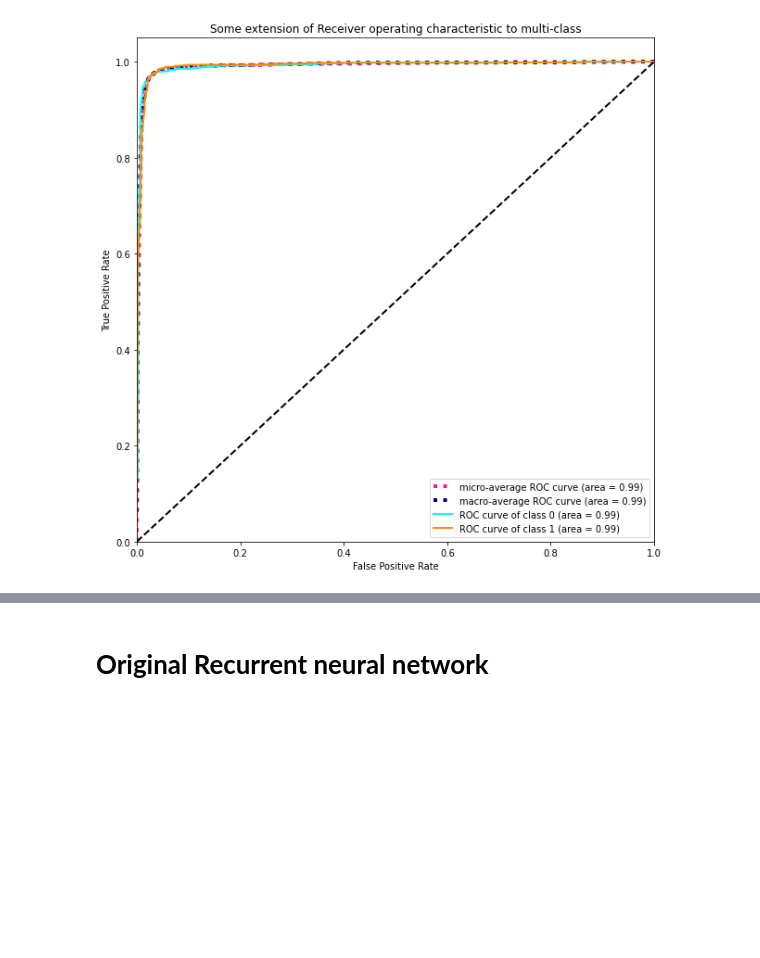
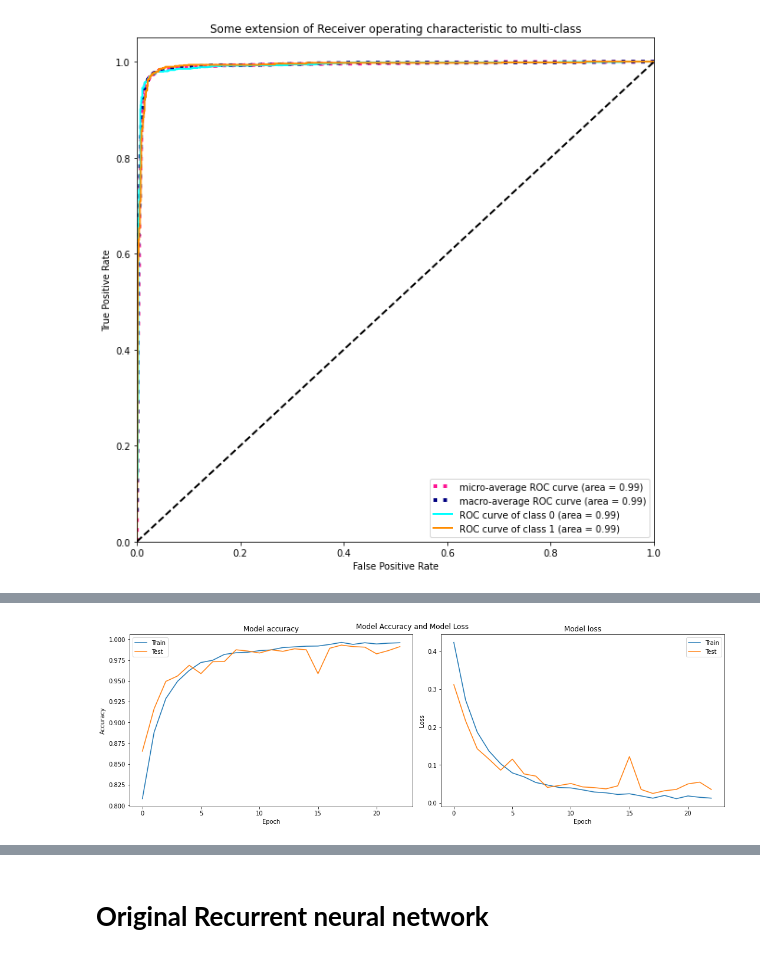
Before and after one commit to Ruanvans/ECG-classification-using-deep-learning, a Jupyter notebook: ptbd_models.ipynb, the cells around one changed output, grey strips where cells are left out. Drawn from its saved outputs; the diff is of its cells as text; code cells hidden in the pictures; blank space fills up the shorter version.

```diff
--- a/ptbd_models.ipynb
+++ b/ptbd_models.ipynb
@@ -619,0 +626,4 @@ roc_curve_evaluation(y, y_pred, y_test)
+# %%
+callbacks = [EarlyStopping(monitor='val_loss', patience=5)]
+
+history = model_3.fit(Xc_up_train, y_up_train, validation_data=(Xc_up_test, y_up_test), callbacks=callbacks, epochs=40, batch_size= 32)
@@ -619,0 +648,6 @@ roc_curve_evaluation(y, y_pred, y_test)
+# %%
+test = Xc_up_test
+y_test = y_up_test
+model = model_3
+model_evalutation(history, test, y_test, model)
+# %% [output]
@@ -619,0 +656 @@ roc_curve_evaluation(y, y_pred, y_test)
+[figure, added]
```
Also changed, not shown: parts of 10 cells of this notebook.
